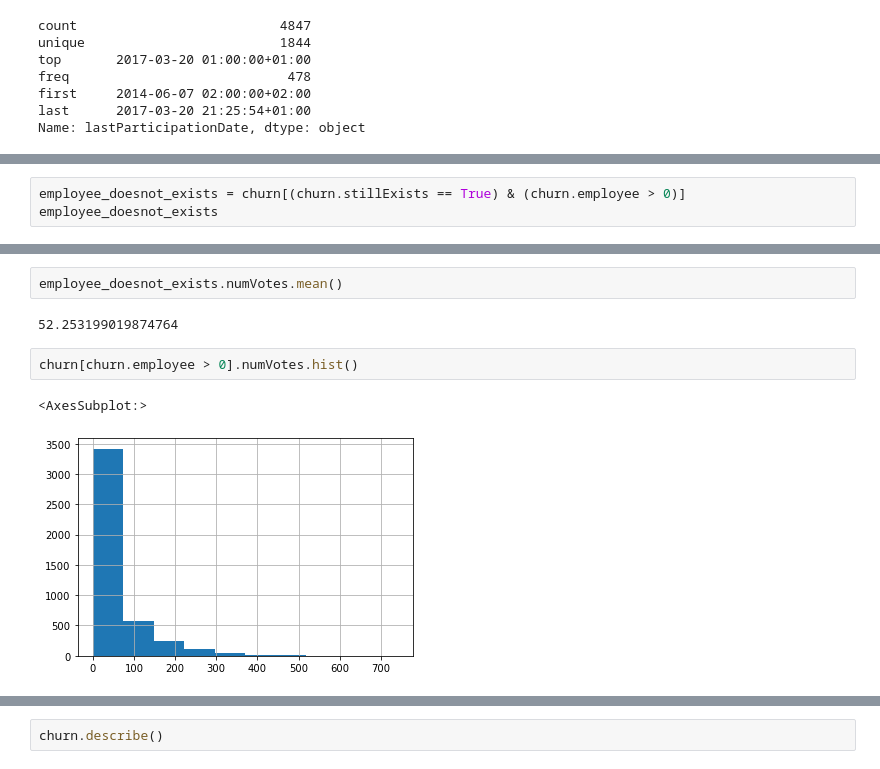
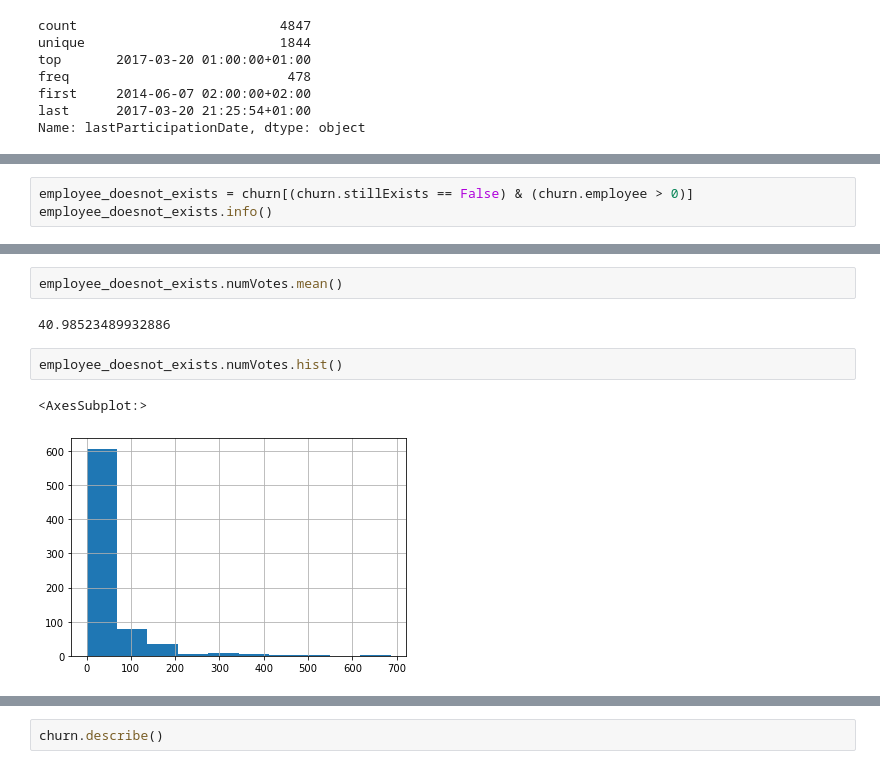
Before and after one commit to MathieuGuarino/FinalProjectIronHack, a Jupyter notebook: main.ipynb, the cells around one changed output, grey strips where cells are left out. Cells and saved outputs as stored; diff of their text form.

```diff
--- a/main.ipynb
+++ b/main.ipynb
@@ -80,4 +112,4 @@ employee_still_exists.numVotes.mean()
 # %%
-employee_doesnot_exists = churn[(churn.stillExists == True) & (churn.employee > 0)]
-employee_doesnot_exists
+employee_doesnot_exists = churn[(churn.stillExists == False) & (churn.employee > 0)]
+employee_doesnot_exists.info()
 # %% [output]
@@ -97,9 +128,9 @@ employee_doesnot_exists
 # %%
 employee_doesnot_exists.numVotes.mean()
 # %% [output]
-52.253199019874764
+40.98523489932886
-# %%
-churn[churn.employee > 0].numVotes.hist()
-# %% [output]
-<AxesSubplot:>
-[figure, removed]
+# %%
+employee_doesnot_exists.numVotes.hist()
+# %% [output]
+<AxesSubplot:>
+[figure, added]
```
Also changed, not shown: parts of 46 cells of this notebook.
